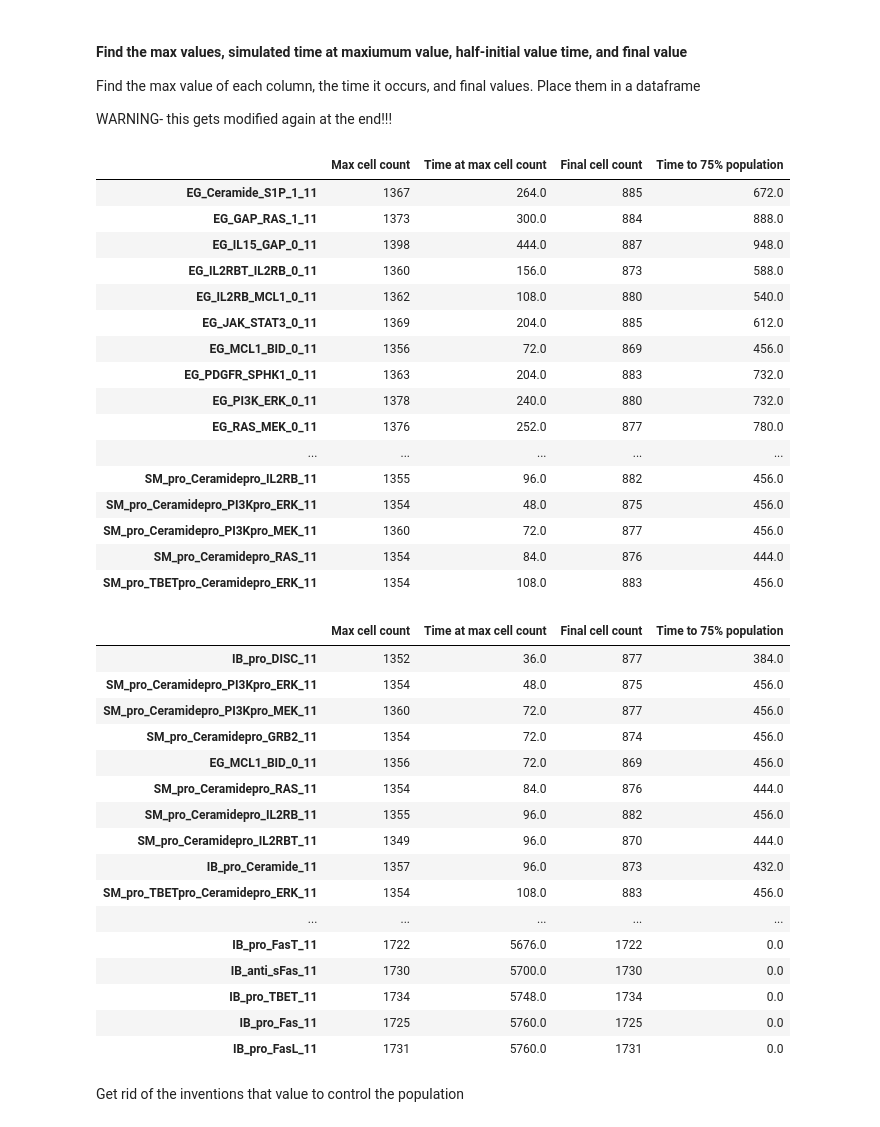
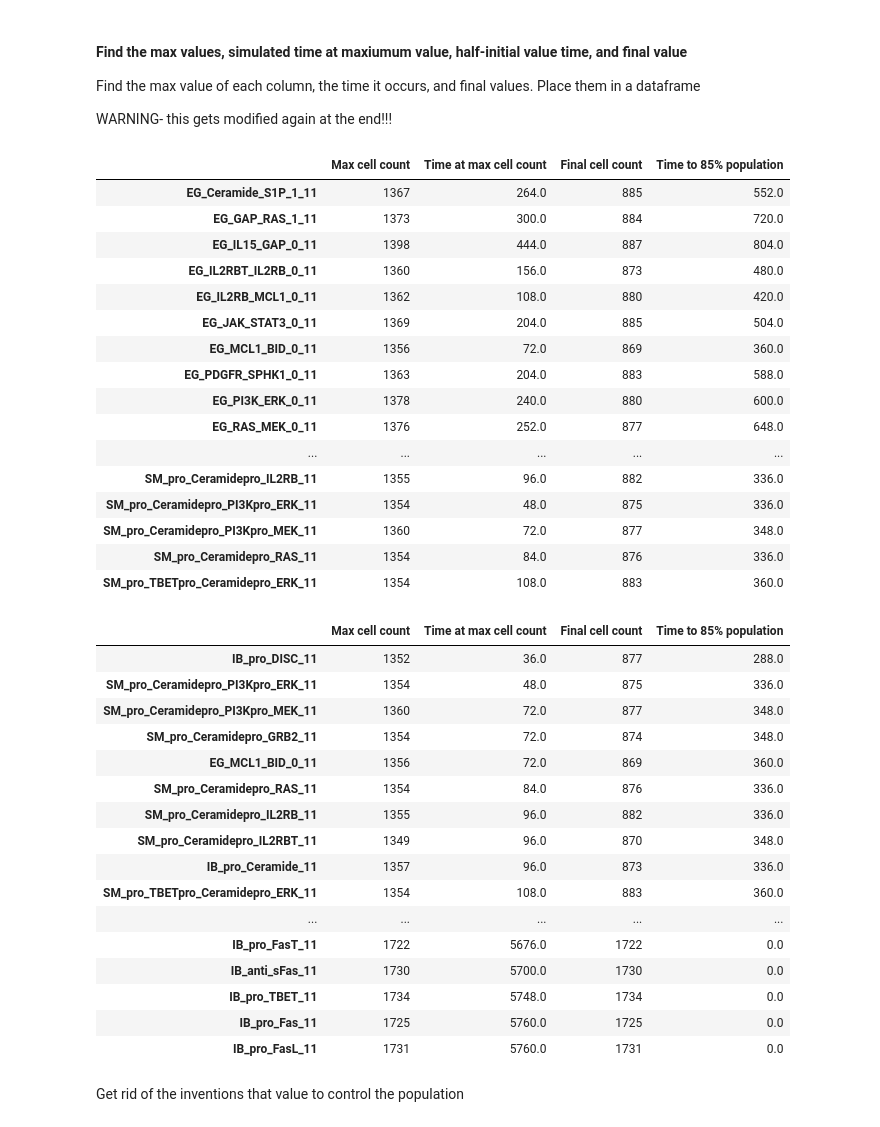
Before and after one commit to johnmetzcar/PhysiLab, a Jupyter notebook: scripts/Spatial Gradient-based Analysis.ipynb, the cells around one changed output. Drawn from its saved outputs; the diff is of its cells as text; code cells hidden in the pictures.

```diff
--- a/scripts/Spatial Gradient-based Analysis.ipynb
+++ b/scripts/Spatial Gradient-based Analysis.ipynb
@@ -126,61 +126,61 @@ WARNING- this gets modified again at the end!!!
 # %%
 df_for_rankings = pd.DataFrame()
 
-thershold = 1000 # 75% of initial population and approx region of minimal slope across the time courses
+thershold = 1142 # 85% of initial population and approx region of minimal slope across the time courses
 
 for column in df:
     max_value = df[column].max()
     max_value_index = df[column].idxmax()
     final_value = df[column].iloc[-1]
     time_half_population = df.clip(lower=thershold)[column].idxmin()
     df_for_rankings[column] = max_value, max_value_index, final_value, time_half_population
 
 # we are going to want to pick up the intervention names for use later - so easier to make them the index
 df_for_rankings = df_for_rankings.transpose()
 
 # Nice names
-df_for_rankings.columns = ['Max cell count', 'Time at max cell count', 'Final cell count', 'Time to 75% population']
+df_for_rankings.columns = ['Max cell count', 'Time at max cell count', 'Final cell count', 'Time to 85% population']
 
 # we need numbers - not objects
 for column in df_for_rankings:
     df_for_rankings[column] = pd.to_numeric(df_for_rankings[column])
 
 df_for_rankings.describe()
 df_for_rankings
 # %% [output]
-|  | Max cell count | Time at max cell count | Final cell count | Time to 75% population |
-| EG_Ceramide_S1P_1_11 | 1367 | 264.0 | 885 | 672.0 |
-| EG_GAP_RAS_1_11 | 1373 | 300.0 | 884 | 888.0 |
-| EG_IL15_GAP_0_11 | 1398 | 444.0 | 887 | 948.0 |
-| EG_IL2RBT_IL2RB_0_11 | 1360 | 156.0 | 873 | 588.0 |
-| EG_IL2RB_MCL1_0_11 | 1362 | 108.0 | 880 | 540.0 |
-| EG_JAK_STAT3_0_11 | 1369 | 204.0 | 885 | 612.0 |
-| EG_MCL1_BID_0_11 | 1356 | 72.0 | 869 | 456.0 |
-| EG_PDGFR_SPHK1_0_11 | 1363 | 204.0 | 883 | 732.0 |
-| EG_PI3K_ERK_0_11 | 1378 | 240.0 | 880 | 732.0 |
-| EG_RAS_MEK_0_11 | 1376 | 252.0 | 877 | 780.0 |
+|  | Max cell count | Time at max cell count | Final cell count | Time to 85% population |
+| EG_Ceramide_S1P_1_11 | 1367 | 264.0 | 885 | 552.0 |
+| EG_GAP_RAS_1_11 | 1373 | 300.0 | 884 | 720.0 |
+| EG_IL15_GAP_0_11 | 1398 | 444.0 | 887 | 804.0 |
+| EG_IL2RBT_IL2RB_0_11 | 1360 | 156.0 | 873 | 480.0 |
+| EG_IL2RB_MCL1_0_11 | 1362 | 108.0 | 880 | 420.0 |
+| EG_JAK_STAT3_0_11 | 1369 | 204.0 | 885 | 504.0 |
+| EG_MCL1_BID_0_11 | 1356 | 72.0 | 869 | 360.0 |
+| EG_PDGFR_SPHK1_0_11 | 1363 | 204.0 | 883 | 588.0 |
+| EG_PI3K_ERK_0_11 | 1378 | 240.0 | 880 | 600.0 |
+| EG_RAS_MEK_0_11 | 1376 | 252.0 | 877 | 648.0 |
 | ... | ... | ... | ... | ... |
-| SM_pro_Ceramidepro_IL2RB_11 | 1355 | 96.0 | 882 | 456.0 |
-| SM_pro_Ceramidepro_PI3Kpro_ERK_11 | 1354 | 48.0 | 875 | 456.0 |
-| SM_pro_Ceramidepro_PI3Kpro_MEK_11 | 1360 | 72.0 | 877 | 456.0 |
-| SM_pro_Ceramidepro_RAS_11 | 1354 | 84.0 | 876 | 444.0 |
-| SM_pro_TBETpro_Ceramidepro_ERK_11 | 1354 | 108.0 | 883 | 456.0 |
+| SM_pro_Ceramidepro_IL2RB_11 | 1355 | 96.0 | 882 | 336.0 |
+| SM_pro_Ceramidepro_PI3Kpro_ERK_11 | 1354 | 48.0 | 875 | 336.0 |
+| SM_pro_Ceramidepro_PI3Kpro_MEK_11 | 1360 | 72.0 | 877 | 348.0 |
+| SM_pro_Ceramidepro_RAS_11 | 1354 | 84.0 | 876 | 336.0 |
+| SM_pro_TBETpro_Ceramidepro_ERK_11 | 1354 | 108.0 | 883 | 360.0 |
 # %%
 # sort by time at max value
 
 df_for_rankings.sort_values(by='Time at max cell count')
 # %% [output]
-|  | Max cell count | Time at max cell count | Final cell count | Time to 75% population |
-| IB_pro_DISC_11 | 1352 | 36.0 | 877 | 384.0 |
-| SM_pro_Ceramidepro_PI3Kpro_ERK_11 | 1354 | 48.0 | 875 | 456.0 |
-| SM_pro_Ceramidepro_PI3Kpro_MEK_11 | 1360 | 72.0 | 877 | 456.0 |
-| SM_pro_Ceramidepro_GRB2_11 | 1354 | 72.0 | 874 | 456.0 |
-| EG_MCL1_BID_0_11 | 1356 | 72.0 | 869 | 456.0 |
-| SM_pro_Ceramidepro_RAS_11 | 1354 | 84.0 | 876 | 444.0 |
-| SM_pro_Ceramidepro_IL2RB_11 | 1355 | 96.0 | 882 | 456.0 |
-| SM_pro_Ceramidepro_IL2RBT_11 | 1349 | 96.0 | 870 | 444.0 |
-| IB_pro_Ceramide_11 | 1357 | 96.0 | 873 | 432.0 |
-| SM_pro_TBETpro_Ceramidepro_ERK_11 | 1354 | 108.0 | 883 | 456.0 |
+|  | Max cell count | Time at max cell count | Final cell count | Time to 85% population |
+| IB_pro_DISC_11 | 1352 | 36.0 | 877 | 288.0 |
+| SM_pro_Ceramidepro_PI3Kpro_ERK_11 | 1354 | 48.0 | 875 | 336.0 |
+| SM_pro_Ceramidepro_PI3Kpro_MEK_11 | 1360 | 72.0 | 877 | 348.0 |
+| SM_pro_Ceramidepro_GRB2_11 | 1354 | 72.0 | 874 | 348.0 |
+| EG_MCL1_BID_0_11 | 1356 | 72.0 | 869 | 360.0 |
+| SM_pro_Ceramidepro_RAS_11 | 1354 | 84.0 | 876 | 336.0 |
+| SM_pro_Ceramidepro_IL2RB_11 | 1355 | 96.0 | 882 | 336.0 |
+| SM_pro_Ceramidepro_IL2RBT_11 | 1349 | 96.0 | 870 | 348.0 |
+| IB_pro_Ceramide_11 | 1357 | 96.0 | 873 | 336.0 |
+| SM_pro_TBETpro_Ceramidepro_ERK_11 | 1354 | 108.0 | 883 | 360.0 |
 | ... | ... | ... | ... | ... |
 | IB_pro_FasT_11 | 1722 | 5676.0 | 1722 | 0.0 |
 | IB_anti_sFas_11 | 1730 | 5700.0 | 1730 | 0.0 |
```
Also changed, not shown: parts of 14 cells of this notebook, 7 other files.
